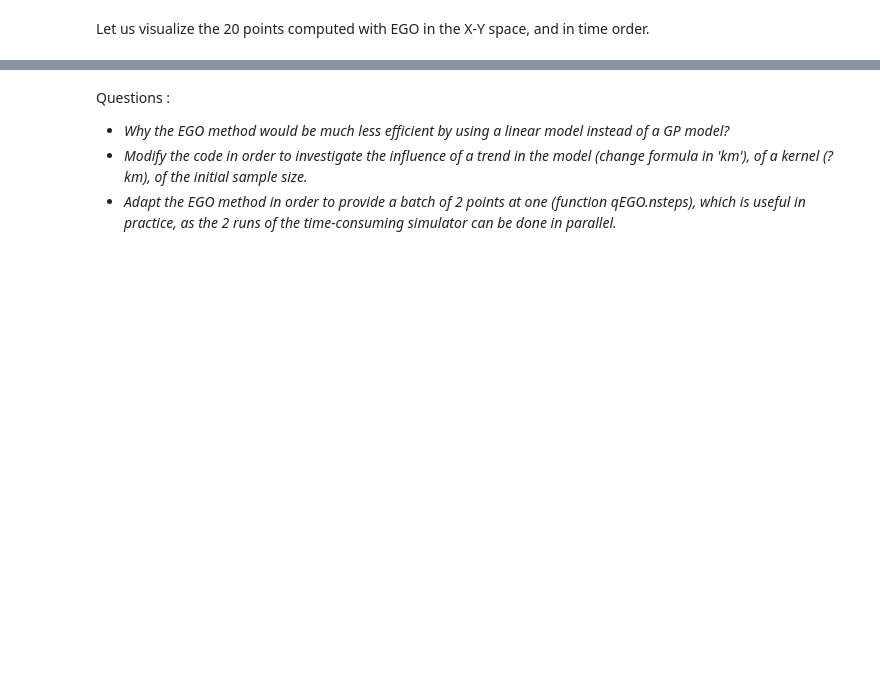
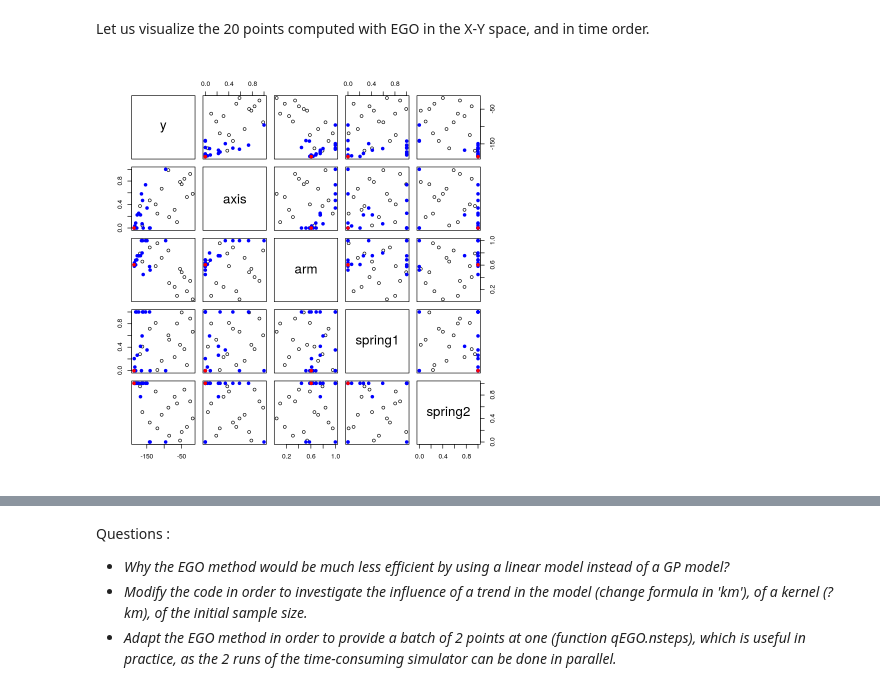
Before and after one commit to ZuluOscarUniform/Computer-experiments, a Jupyter notebook: ComputerExperiments-R-catapult.ipynb, the cells around one changed output, grey strips where cells are left out. Saved outputs shown, nothing was run; the diff lists cells and outputs as text; code cells hidden in the pictures; blank space fills up the shorter version.

```diff
--- a/ComputerExperiments-R-catapult.ipynb
+++ b/ComputerExperiments-R-catapult.ipynb
@@ -59,18 +184,18 @@ plot(m0)    # visual model validation
 # %%
 library(DiceOptim)
 
-## N.B. We first transform the optimization problem in a maximization problem
-runExperimentMin <- function(x) {
-    - apply(trajectory(x), 2, max)[1]
-    }
-Y <- apply(X, 1, runExperimentMin)
-m0 <- km(~1, design = X, response = Y)
+## We first transform the problem to a minimization one
+runExperimentFun <- function(x) {
+    - apply(trajectory(x, wind = 0), 2, max)[1]
+}
+Y <- apply(X, 1, runExperimentFun)
+m0 <- km(~ 1, design = X, response = Y)
 
 ## Step 1 ##
 oEGO <- max_EI(model = m0, lower = rep(0, 4), upper = rep(1, 4))
 newX <- oEGO$par
-newy <- runExperimentMin(newX)
+newy <- runExperimentFun(newX)
 
-cat("Expected improvement was :", round(oEGO$value,2),
-    "\nActual improvement is:", round(min(Y) - newy,2),
-    "\n   (>0 means the new point is better, <0 means its worst)")
+cat("Expected improvement was:", round(oEGO$value, 2),
+    "\nActual improvement is:", round(min(Y) - newy, 2),
+    "\n   (>0 means the new point is better, <0 means it is worse)")
@@ -89,8 +271,8 @@ cat("Expected improvement was :", round(oEGO$value,2),
 # %%
 # Fortunately, the loop (model update -> EI maximisation -> ...) is already implemented
-oEGO <- EGO.nsteps(model = m0, fun = runExperimentMin, nsteps = 20,
+oEGO <- EGO.nsteps(model = m0, fun = runExperimentFun, nsteps = 20,
                    lower = rep(0, 4), upper = rep(1, 4))
 
 bestPoint <- which.min(oEGO$value)
-cat("longest shot observed:",-round(oEGO$value[bestPoint],2),
-    "\ncorresponding input values:",round(oEGO$par[bestPoint,],2))
+cat("longest shot observed:", - round(oEGO$value[bestPoint], 2),
+    "\ncorresponding input values:", round(oEGO$par[bestPoint,], 2))
@@ -99,17 +376,19 @@ Let us visualize the 20 points computed with EGO in the X-Y space, and in time o
 # %%
 visualizeEGO <- function(initDesign, initValues, EGOpoints, EGOvalues){
   bestIndex <- which.min(EGOvalues)
   y <- c(initValues, EGOvalues, EGOvalues[bestIndex])
   X <- rbind(initDesign, EGOpoints, EGOpoints[bestIndex, ])
   ninit <- nrow(initDesign)
   nsteps <- nrow(EGOpoints)
   pairs(cbind(y, X),
         col = c(rep("black", ninit), rep("blue", nsteps), "red"),
-        pch = c(rep(1, ninit + nsteps), 19))
+        pch = c(rep(1, ninit), rep(19, nsteps + 1)))
 }
 
 visualizeEGO(initDesign = X, initValues = Y,
              EGOpoints = oEGO$par, EGOvalues = oEGO$val)
+# %% [output]
+[figure, added]
 # %%
 plot(c(Y, oEGO$value), main="convergence",
      xlab="evaluation number", ylab="Y values")
```
Also changed, not shown: parts of 16 cells of this notebook, 3 other files.
